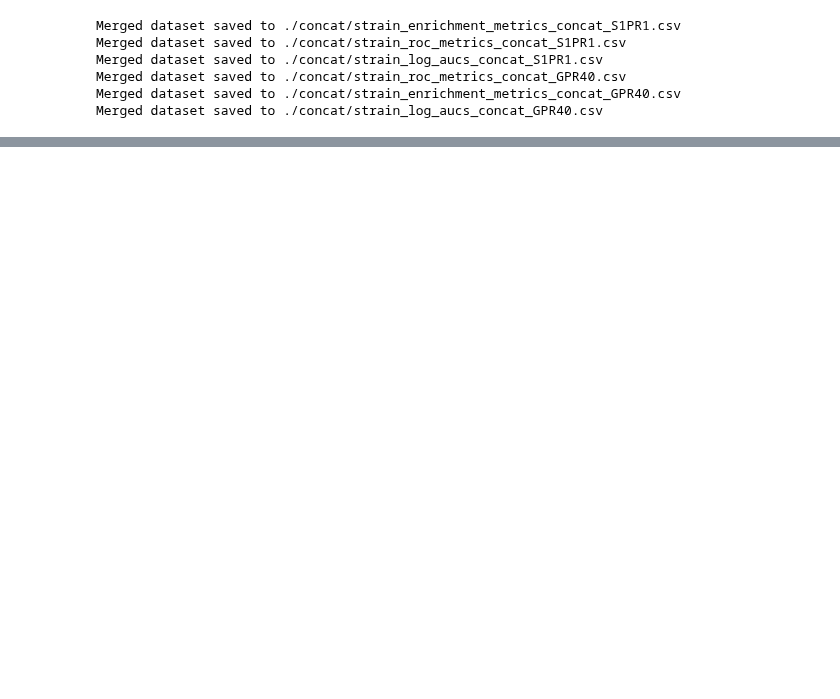
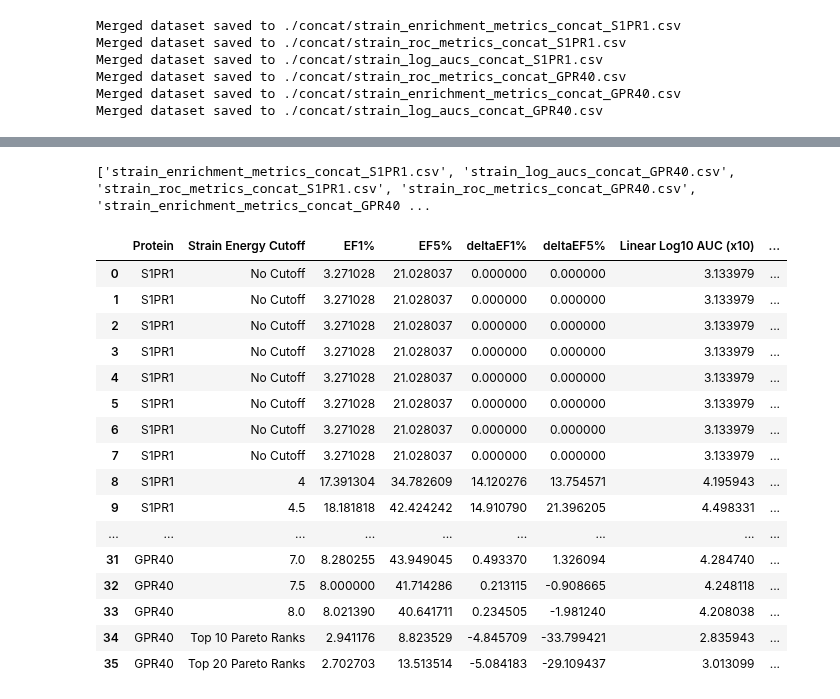
Before and after one commit to DKchemistry/chembl, a Jupyter notebook: GPCR-Bench-master/papermill/csv/combine_data.ipynb, the cells around one changed output, grey strips where cells are left out. Cells and saved outputs as stored; diff of their text form; code cells hidden in the pictures; blank space fills up the shorter version.

Commit message:
combine data ipynb has the rough way we can do this

```diff
--- a/GPCR-Bench-master/papermill/csv/combine_data.ipynb
+++ b/GPCR-Bench-master/papermill/csv/combine_data.ipynb
@@ -82,0 +66,74 @@ pd.read_csv("concat/energy
+# %%
+import pandas as pd
+import os
+
+pd.set_option("display.max_rows", 200)
+
+# Get all files in the 'concat' subdirectory of the current working directory
+files = os.listdir("concat")
+
+print(files)
+# Step 1: Identify Unique Proteins
+
+proteins = set(file.split("_")[3] for file in files if len(file.split("_")) >= 4)
+
+# Initialize an empty DataFrame for the final combined data
+combined_df = pd.DataFrame()
+
+# Step 2 & 3: Process each protein
+for protein in proteins:
+    # Initialize empty lists to store DataFrames for each type
+    enrichment_metrics_dfs = []
+    log_aucs_dfs = []
+    roc_metrics_dfs = []
+
+    # Filter files for the current protein and process according to type
+    for file in files:
+        if protein in file:
+            file_path = os.path.join("concat", file)  # Include the 'concat' directory in the file path
+            if "enrichment_metrics" in file:
+                enrichment_metrics_dfs.append(pd.read_csv(file_path))
+            elif "log_aucs" in file:
+                log_aucs_dfs.append(pd.read_csv(file_path))
+            elif "roc_metrics" in file:
+                roc_metrics_dfs.append(pd.read_csv(file_path))
+
+    # Concatenate DataFrames of the same type
+    enrichment_df = pd.concat(enrichment_metrics_dfs)
+    log_aucs_df = pd.concat(log_aucs_dfs)
+    roc_metrics_df = pd.concat(roc_metrics_dfs)
+
+    # Step 4: Merge the three DataFrames for each protein
+    merged_df = enrichment_df.merge(
+        log_aucs_df, on=["Protein", "Strain Energy Cutoff"]
+    ).merge(roc_metrics_df, on=["Protein", "Strain Energy Cutoff"])
+
+    # Append to the final DataFrame
+    combined_df = pd.concat([combined_df, merged_df], ignore_index=True)
+
+# Resulting combined_df contains all data
+display(combined_df)
+
+# Save the final DataFrame to a CSV file
+# combined_df.to_csv("combined_data.csv", index=False)
+
+data = combined_df
+# %% [output]
+['strain_enrichment_metrics_concat_S1PR1.csv', 'strain_log_aucs_concat_GPR40.csv', 'strain_roc_metrics_concat_S1PR1.csv', 'strain_roc_metrics_concat_GPR40.csv', 'strain_enrichment_metrics_concat_GPR40 ...
+|  | Protein | Strain Energy Cutoff | EF1% | EF5% | deltaEF1% | deltaEF5% | Linear Log10 AUC (x10) | ... |
+| 0 | S1PR1 | No Cutoff | 3.271028 | 21.028037 | 0.000000 | 0.000000 | 3.133979 | ... |
+| 1 | S1PR1 | No Cutoff | 3.271028 | 21.028037 | 0.000000 | 0.000000 | 3.133979 | ... |
+| 2 | S1PR1 | No Cutoff | 3.271028 | 21.028037 | 0.000000 | 0.000000 | 3.133979 | ... |
+| 3 | S1PR1 | No Cutoff | 3.271028 | 21.028037 | 0.000000 | 0.000000 | 3.133979 | ... |
+| 4 | S1PR1 | No Cutoff | 3.271028 | 21.028037 | 0.000000 | 0.000000 | 3.133979 | ... |
+| 5 | S1PR1 | No Cutoff | 3.271028 | 21.028037 | 0.000000 | 0.000000 | 3.133979 | ... |
+| 6 | S1PR1 | No Cutoff | 3.271028 | 21.028037 | 0.000000 | 0.000000 | 3.133979 | ... |
+| 7 | S1PR1 | No Cutoff | 3.271028 | 21.028037 | 0.000000 | 0.000000 | 3.133979 | ... |
+| 8 | S1PR1 | 4 | 17.391304 | 34.782609 | 14.120276 | 13.754571 | 4.195943 | ... |
+| 9 | S1PR1 | 4.5 | 18.181818 | 42.424242 | 14.910790 | 21.396205 | 4.498331 | ... |
+| ... | ... | ... | ... | ... | ... | ... | ... | ... |
+| 31 | GPR40 | 7.0 | 8.280255 | 43.949045 | 0.493370 | 1.326094 | 4.284740 | ... |
+| 32 | GPR40 | 7.5 | 8.000000 | 41.714286 | 0.213115 | -0.908665 | 4.248118 | ... |
+| 33 | GPR40 | 8.0 | 8.021390 | 40.641711 | 0.234505 | -1.981240 | 4.208038 | ... |
+| 34 | GPR40 | Top 10 Pareto Ranks | 2.941176 | 8.823529 | -4.845709 | -33.799421 | 2.835943 | ... |
+| 35 | GPR40 | Top 20 Pareto Ranks | 2.702703 | 13.513514 | -5.084183 | -29.109437 | 3.013099 | ... |
```
Also changed, not shown: parts of 2 cells of this notebook, 1 other file.
